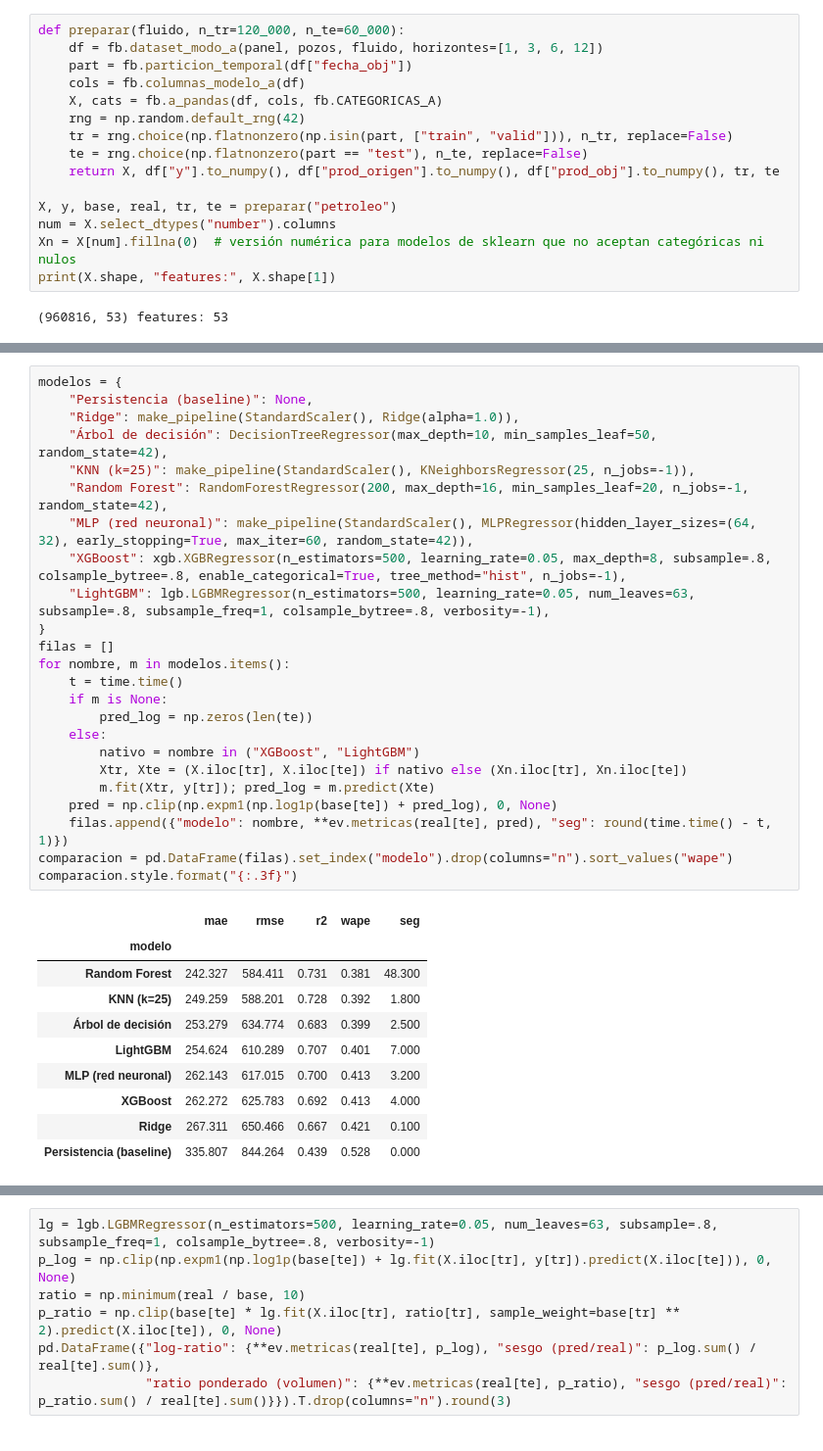
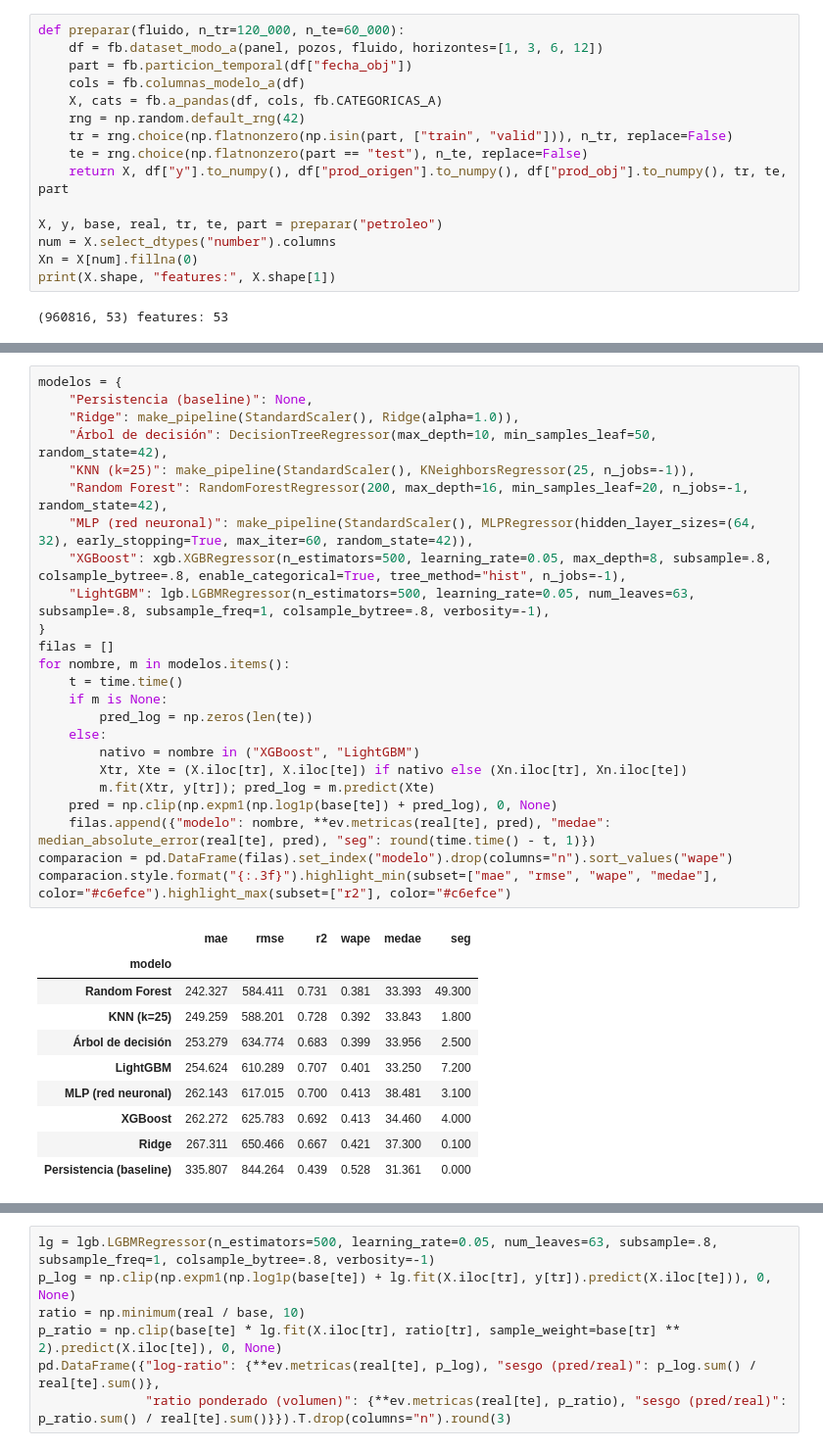
Before and after one commit to cristian-aguilera-ing/proyecto-ds-ypf, a Jupyter notebook: notebooks/03_modelado_supervisado.ipynb, the cells around one changed output, grey strips where cells are left out. Shown at 98% size. Drawn from its saved outputs; the diff is of its cells as text.

```diff
--- a/notebooks/03_modelado_supervisado.ipynb
+++ b/notebooks/03_modelado_supervisado.ipynb
@@ -38,11 +60,11 @@ def preparar(fluido, n_tr=120_000, n_te=60_000):
     rng = np.random.default_rng(42)
     tr = rng.choice(np.flatnonzero(np.isin(part, ["train", "valid"])), n_tr, replace=False)
     te = rng.choice(np.flatnonzero(part == "test"), n_te, replace=False)
-    return X, df["y"].to_numpy(), df["prod_origen"].to_numpy(), df["prod_obj"].to_numpy(), tr, te
+    return X, df["y"].to_numpy(), df["prod_origen"].to_numpy(), df["prod_obj"].to_numpy(), tr, te, part
 
-X, y, base, real, tr, te = preparar("petroleo")
+X, y, base, real, tr, te, part = preparar("petroleo")
 num = X.select_dtypes("number").columns
-Xn = X[num].fillna(0)  # versión numérica para modelos de sklearn que no aceptan categóricas ni nulos
+Xn = X[num].fillna(0)
 print(X.shape, "features:", X.shape[1])
 # %% [output]
 (960816, 53) features: 53
@@ -49,35 +73,35 @@ print(X.shape, "features:", X.shape[1])
 # %%
 modelos = {
     "Persistencia (baseline)": None,
     "Ridge": make_pipeline(StandardScaler(), Ridge(alpha=1.0)),
     "Árbol de decisión": DecisionTreeRegressor(max_depth=10, min_samples_leaf=50, random_state=42),
     "KNN (k=25)": make_pipeline(StandardScaler(), KNeighborsRegressor(25, n_jobs=-1)),
     "Random Forest": RandomForestRegressor(200, max_depth=16, min_samples_leaf=20, n_jobs=-1, random_state=42),
     "MLP (red neuronal)": make_pipeline(StandardScaler(), MLPRegressor(hidden_layer_sizes=(64, 32), early_stopping=True, max_iter=60, random_state=42)),
     "XGBoost": xgb.XGBRegressor(n_estimators=500, learning_rate=0.05, max_depth=8, subsample=.8, colsample_bytree=.8, enable_categorical=True, tree_method="hist", n_jobs=-1),
     "LightGBM": lgb.LGBMRegressor(n_estimators=500, learning_rate=0.05, num_leaves=63, subsample=.8, subsample_freq=1, colsample_bytree=.8, verbosity=-1),
 }
 filas = []
 for nombre, m in modelos.items():
     t = time.time()
     if m is None:
         pred_log = np.zeros(len(te))
     else:
         nativo = nombre in ("XGBoost", "LightGBM")
         Xtr, Xte = (X.iloc[tr], X.iloc[te]) if nativo else (Xn.iloc[tr], Xn.iloc[te])
         m.fit(Xtr, y[tr]); pred_log = m.predict(Xte)
     pred = np.clip(np.expm1(np.log1p(base[te]) + pred_log), 0, None)
-    filas.append({"modelo": nombre, **ev.metricas(real[te], pred), "seg": round(time.time() - t, 1)})
+    filas.append({"modelo": nombre, **ev.metricas(real[te], pred), "medae": median_absolute_error(real[te], pred), "seg": round(time.time() - t, 1)})
 comparacion = pd.DataFrame(filas).set_index("modelo").drop(columns="n").sort_values("wape")
-comparacion.style.format("{:.3f}")
+comparacion.style.format("{:.3f}").highlight_min(subset=["mae", "rmse", "wape", "medae"], color="#c6efce").highlight_max(subset=["r2"], color="#c6efce")
 # %% [output]
-|  | mae | rmse | r2 | wape | seg |
-| modelo |  |  |  |  |  |
-| Random Forest | 242.327 | 584.411 | 0.731 | 0.381 | 48.300 |
-| KNN (k=25) | 249.259 | 588.201 | 0.728 | 0.392 | 1.800 |
-| Árbol de decisión | 253.279 | 634.774 | 0.683 | 0.399 | 2.500 |
-| LightGBM | 254.624 | 610.289 | 0.707 | 0.401 | 7.000 |
-| MLP (red neuronal) | 262.143 | 617.015 | 0.700 | 0.413 | 3.200 |
-| XGBoost | 262.272 | 625.783 | 0.692 | 0.413 | 4.000 |
-| Ridge | 267.311 | 650.466 | 0.667 | 0.421 | 0.100 |
-| Persistencia (baseline) | 335.807 | 844.264 | 0.439 | 0.528 | 0.000 |
+|  | mae | rmse | r2 | wape | medae | seg |
+| modelo |  |  |  |  |  |  |
+| Random Forest | 242.327 | 584.411 | 0.731 | 0.381 | 33.393 | 49.300 |
+| KNN (k=25) | 249.259 | 588.201 | 0.728 | 0.392 | 33.843 | 1.800 |
+| Árbol de decisión | 253.279 | 634.774 | 0.683 | 0.399 | 33.956 | 2.500 |
+| LightGBM | 254.624 | 610.289 | 0.707 | 0.401 | 33.250 | 7.200 |
+| MLP (red neuronal) | 262.143 | 617.015 | 0.700 | 0.413 | 38.481 | 3.100 |
+| XGBoost | 262.272 | 625.783 | 0.692 | 0.413 | 34.460 | 4.000 |
+| Ridge | 267.311 | 650.466 | 0.667 | 0.421 | 37.300 | 0.100 |
+| Persistencia (baseline) | 335.807 | 844.264 | 0.439 | 0.528 | 31.361 | 0.000 |
```
Also changed, not shown: parts of 72 cells of this notebook, 39 other files.
